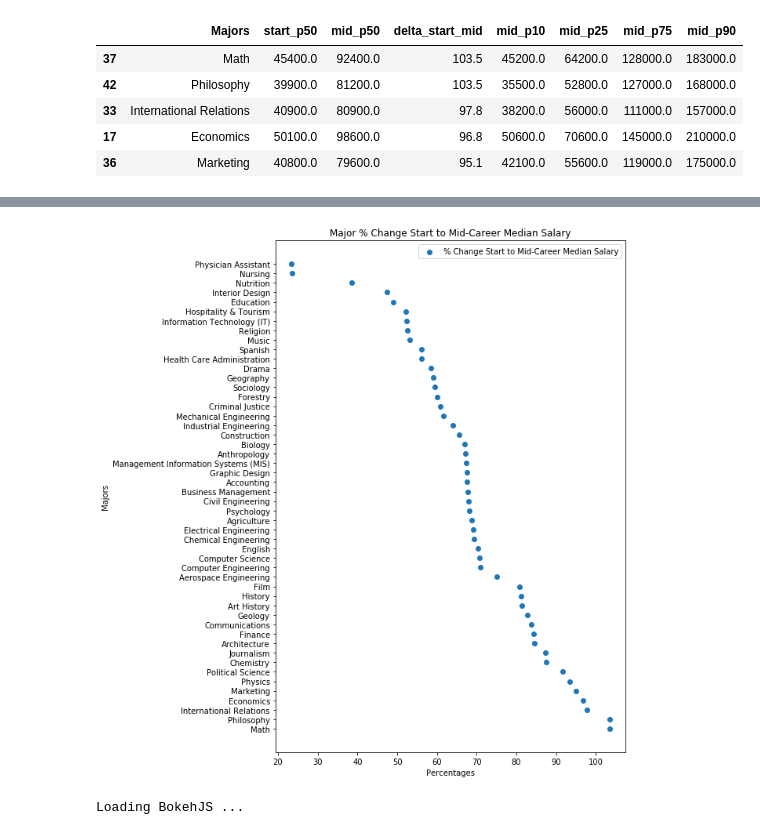
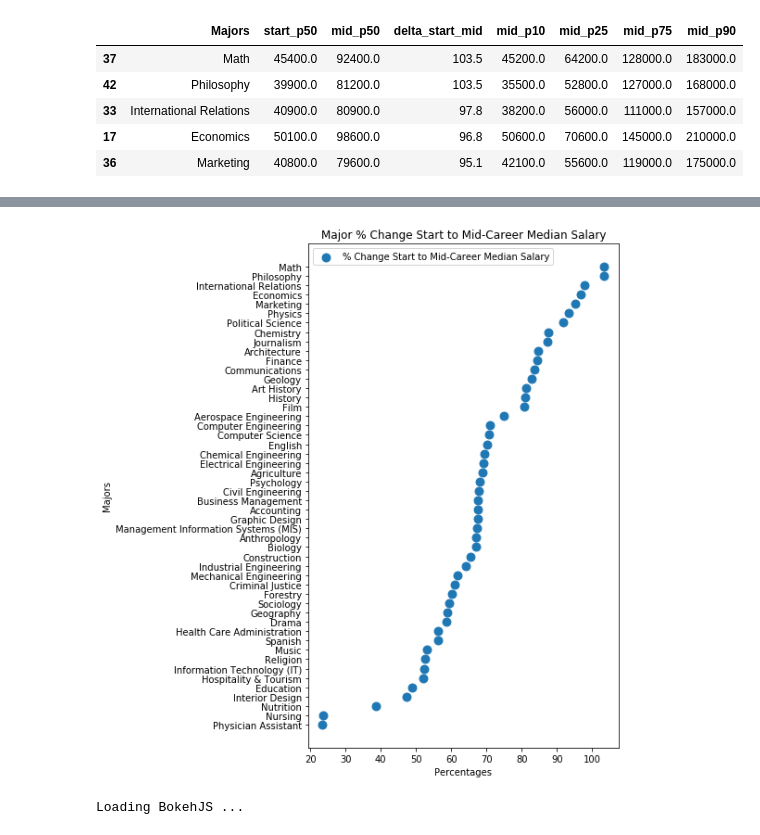
Before and after one commit to LyuboKushev/college-attendance-usa, a Jupyter notebook: Where It Pays to Attend College.ipynb, the cells around one changed output, grey strips where cells are left out. Drawn from its saved outputs; the diff is of its cells as text; code cells hidden in the pictures.

Commit message:
Reversed y axis ot plt graph

```diff
--- a/Where It Pays to Attend College.ipynb
+++ b/Where It Pays to Attend College.ipynb
@@ -131,24 +131,25 @@ DEGREES.head()
 # %%
 #fig = plt.figure(figsize=(8,10))
 #ax = fig.add_subplot()
 
-fig, ax = plt.subplots(figsize=(8,12))
+fig, ax = plt.subplots(figsize=(6,10))
 
 x = DEGREES['delta_start_mid']
 y = DEGREES.index
 labels = DEGREES['Majors']
 
-ax.scatter(x, y, label = '% Change Start to Mid-Career Median Salary')
+ax.scatter(x, y, label = '% Change Start to Mid-Career Median Salary', s = 80)
 ax.grid(False)
 plt.yticks(y, labels)
+ax.invert_yaxis()
 
 plt.xlabel('Percentages')
 plt.ylabel('Majors')
 plt.title('Major % Change Start to Mid-Career Median Salary')
-plt.legend()
+plt.legend(loc='upper left')
 plt.show()
 # %% [output]
-[figure, old version]
+[figure, new version]
 # %%
 output_notebook()
 
```
Also changed, not shown: parts of 7 cells of this notebook.
